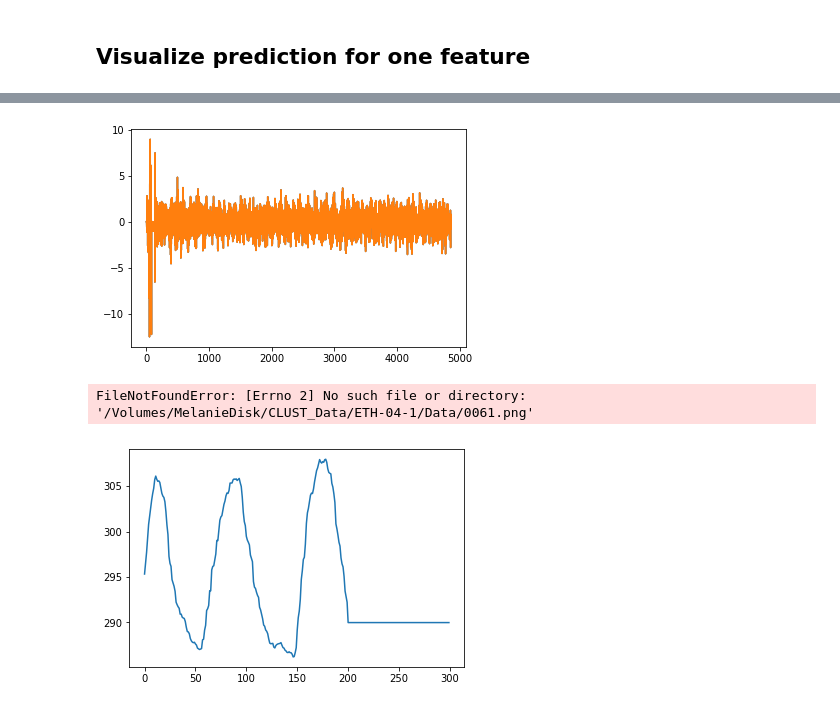
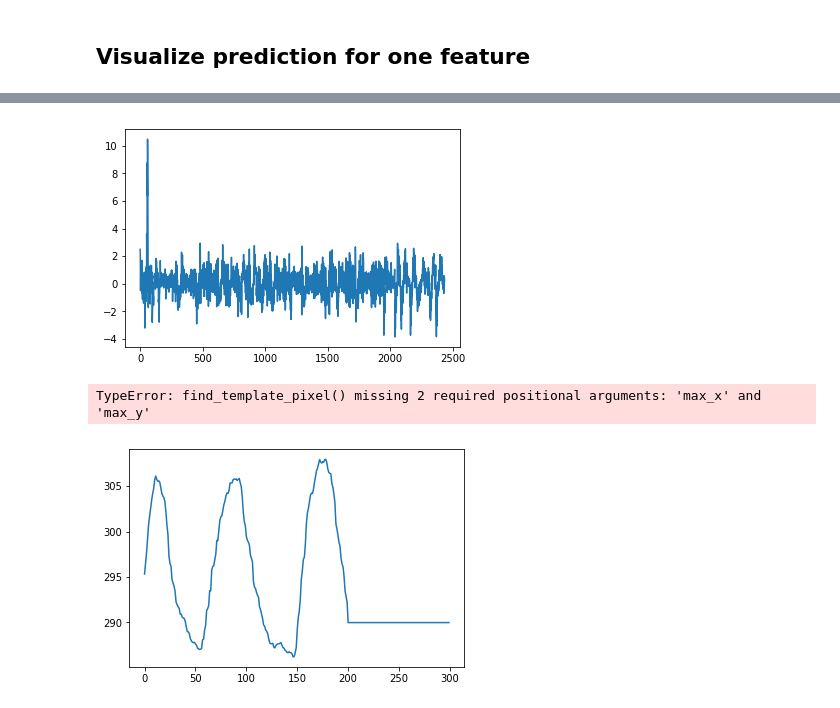
Before and after one commit to melanibe/USMotionTracking, a Jupyter notebook: global_tracking_notebook.ipynb, the cells around one changed output, grey strips where cells are left out. Saved outputs shown, nothing was run; the diff lists cells and outputs as text; code cells hidden in the pictures.

```diff
--- a/global_tracking_notebook.ipynb
+++ b/global_tracking_notebook.ipynb
@@ -84,10 +84,10 @@ KeyboardInterrupt:
 # %% [markdown]
 ## Visualize prediction for one feature
 # %%
-testfolder = 'ICR-01'
+testfolder = 'MED-02-3'
 img_dir = os.path.join(data_dir, testfolder, 'Data')
 annotation_dir = os.path.join(data_dir, testfolder, 'Annotation')
-feat = 'ICR-01_1.txt'
+feat = 'MED-02-3_4.txt'
 direct = '/Volumes/MelanieDisk/CLUST_Runs/new_exp_80_20_128_60'
 pred_feat1 = pd.read_csv(os.path.join('/Users/melaniebernhardt/Downloads', feat),
                                      sep=',',
@@ -185,11 +185,11 @@ None
 KeyboardInterrupt:
 # %%
-plt.plot(c1_list[1:len(c1_list)]-c1_list[0:len(c1_list)-1])
+plt.plot(c2_list[1:len(c1_list)]-c2_list[0:len(c1_list)-1])
 plt.show()
 # %% [output]
-[figure, old version]
+[figure, new version]
 # %%
-xax, yax = find_template_pixel(151, 86, width=80)
+xax, yax = find_template_pixel(151, 86, width=60)
 i = 61
 try:
     img = np.asarray(Image.open(os.path.join(img_dir, '{:05d}.png'.format(i))))
@@ -203,7 +203,7 @@ print(np.histogram(template))
 print(np.min(template))
 print(np.percentile(template,50)==0)
 # %% [output]
-FileNotFoundError: [Errno 2] No such file or directory: '/Volumes/MelanieDisk/CLUST_Data/ETH-04-1/Data/0061.png'
+TypeError: find_template_pixel() missing 2 required positional arguments: 'max_x' and 'max_y'
 # %%
 from statsmodels.tsa.arima_model import ARIMA
 from datetime import datetime, timedelta
```
Also changed, not shown: parts of 16 cells of this notebook, 3 other files.
